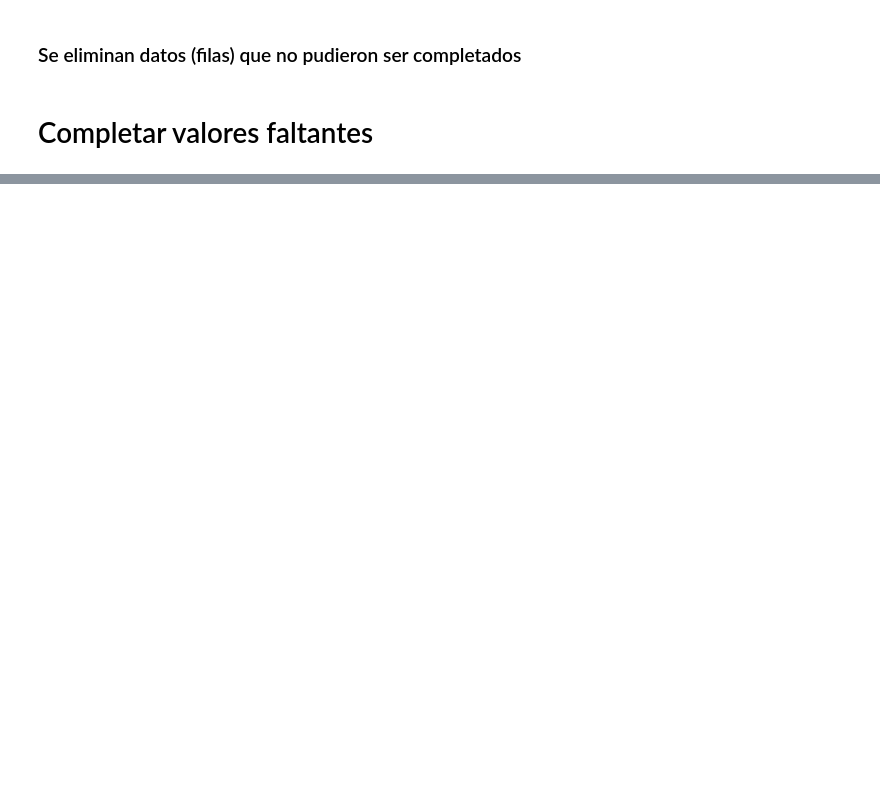
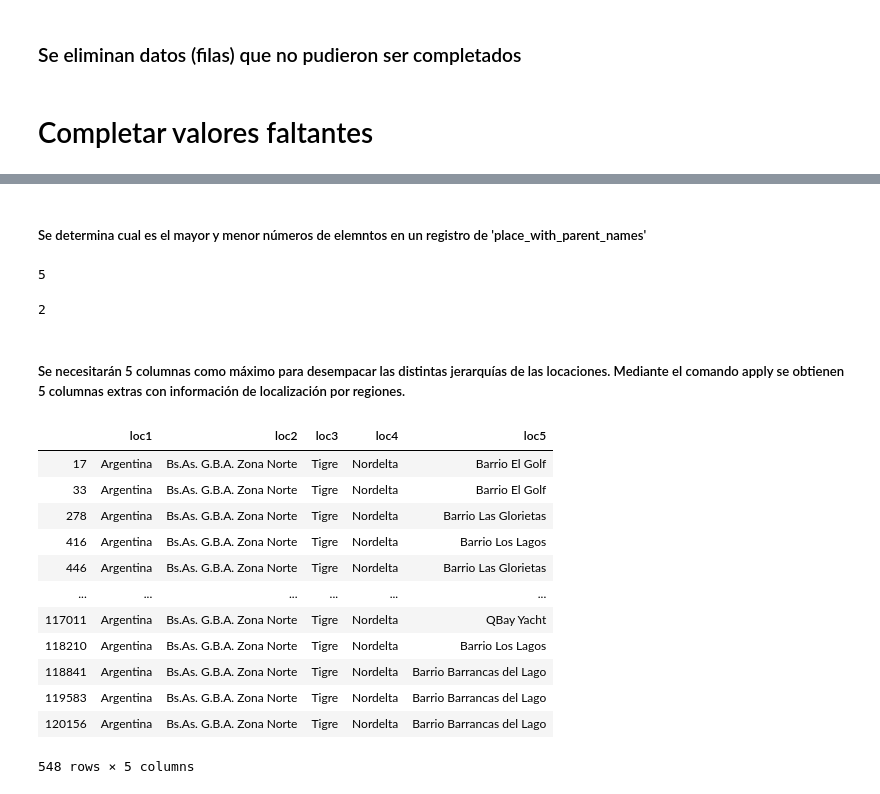
Before and after one commit to rdgagliano/DataScience-Grupo3, a Jupyter notebook: Desafio_1.ipynb, the cells around one changed output, grey strips where cells are left out. Cells and saved outputs as stored; diff of their text form; code cells hidden in the pictures; blank space fills up the shorter version.

```diff
--- a/Desafio_1.ipynb
+++ b/Desafio_1.ipynb
@@ -66,0 +196,12 @@ df.reset_index();
+# %% [markdown]
+##### Se determina cual es el mayor y menor números de elemntos en un registro de 'place_with_parent_names'
+# %%
+df['conteo'].max()
+# %% [output]
+5
+# %%
+df['conteo'].min()
+# %% [output]
+2
+# %% [markdown]
+##### Se necesitarán 5 columnas como máximo para desempacar las distintas jerarquías de las locaciones. Mediante el comando apply se obtienen 5 columnas extras con información de localización por regiones.
@@ -66,0 +227,17 @@ df.reset_index();
+# %%
+daux = df[(df.loc5.notnull())]
+daux[['loc1', 'loc2', 'loc3', 'loc4', 'loc5']]
+# %% [output]
+|  | loc1 | loc2 | loc3 | loc4 | loc5 |
+| 17 | Argentina | Bs.As. G.B.A. Zona Norte | Tigre | Nordelta | Barrio El Golf |
+| 33 | Argentina | Bs.As. G.B.A. Zona Norte | Tigre | Nordelta | Barrio El Golf |
+| 278 | Argentina | Bs.As. G.B.A. Zona Norte | Tigre | Nordelta | Barrio Las Glorietas |
+| 416 | Argentina | Bs.As. G.B.A. Zona Norte | Tigre | Nordelta | Barrio Los Lagos |
+| 446 | Argentina | Bs.As. G.B.A. Zona Norte | Tigre | Nordelta | Barrio Las Glorietas |
+| ... | ... | ... | ... | ... | ... |
+| 117011 | Argentina | Bs.As. G.B.A. Zona Norte | Tigre | Nordelta | QBay Yacht |
+| 118210 | Argentina | Bs.As. G.B.A. Zona Norte | Tigre | Nordelta | Barrio Los Lagos |
+| 118841 | Argentina | Bs.As. G.B.A. Zona Norte | Tigre | Nordelta | Barrio Barrancas del Lago |
+| 119583 | Argentina | Bs.As. G.B.A. Zona Norte | Tigre | Nordelta | Barrio Barrancas del Lago |
+| 120156 | Argentina | Bs.As. G.B.A. Zona Norte | Tigre | Nordelta | Barrio Barrancas del Lago |
+548 rows × 5 columns
```
Also changed, not shown: parts of 23 cells of this notebook.
